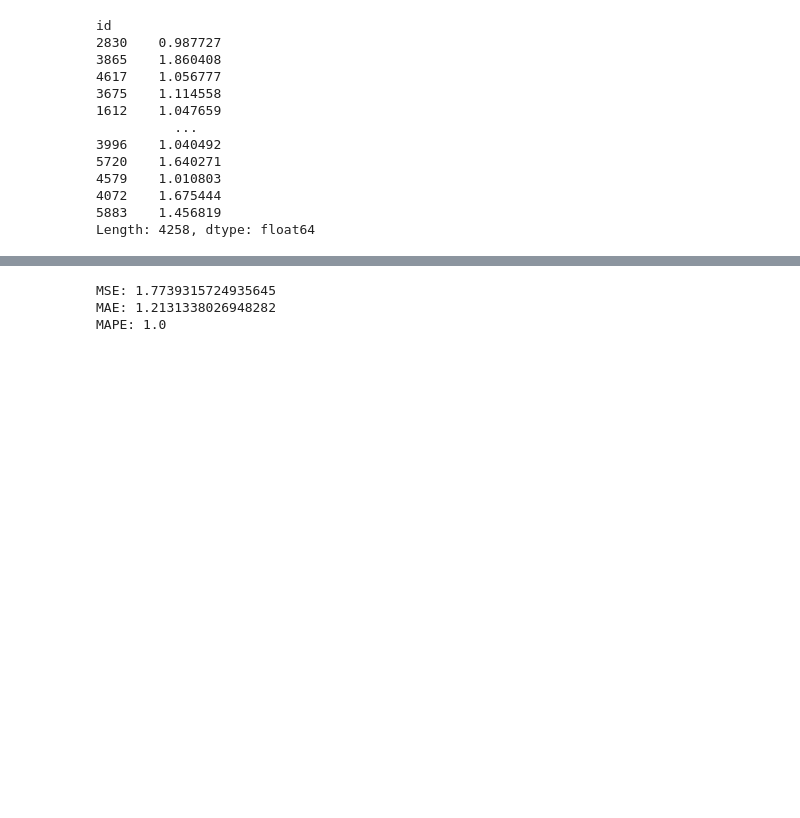
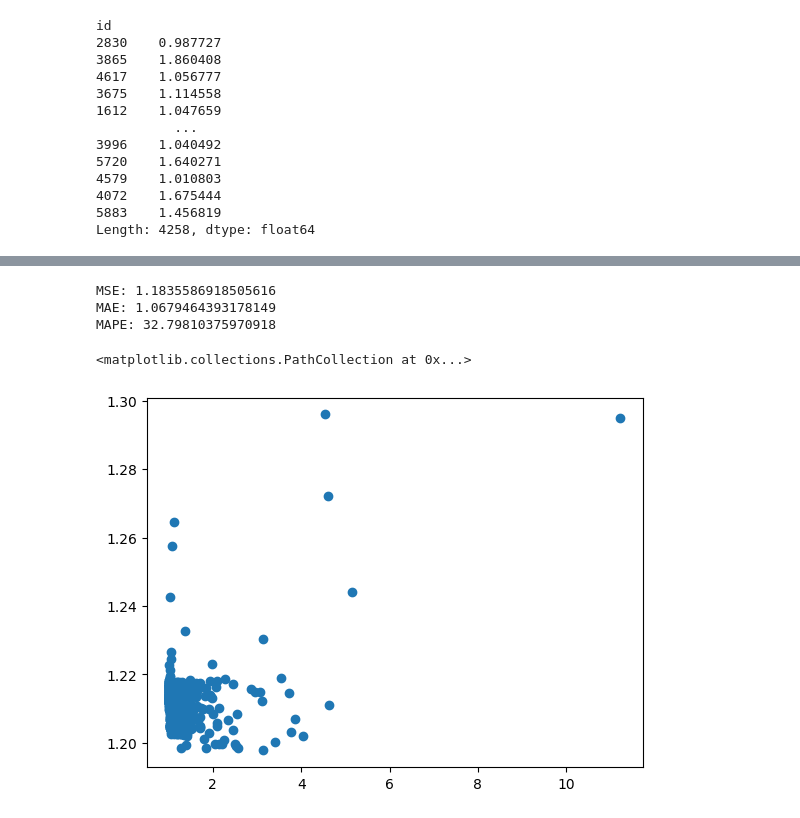
Before and after one commit to mosevaa/AI_systems_labs, a Jupyter notebook: lab1/rabota1_studentam.ipynb, the cells around one changed output, grey strips where cells are left out. Drawn from its saved outputs; the diff is of its cells as text; code cells hidden in the pictures; blank space fills up the shorter version.

```diff
--- a/lab1/rabota1_studentam.ipynb
+++ b/lab1/rabota1_studentam.ipynb
@@ -419,3 +465,12 @@ model.fit(X_train, y_train, 0.00000001, 10, 1000, 'MAPE')
+# %%
+x = x.drop(['na_sales_logs', 'eu_sales_logs', 'other_sales_logs'], axis=1)
+x['na_sales_quads'] = x['na_sales'] ** 2
+x['eu_sales_quads'] = x['eu_sales'] ** 2
+x['other_sales_quads'] = x['other_sales'] ** 2
+
+X_train, X_test, y_train, y_test = train_test_split(x, Y, train_size=0.8, random_state=42)
+model_with_quads = MultipleRegression(X_train.shape[1])
+steps, errors = model_with_quads.fit(X_train, y_train, 0.0000001, 0.0001, 700)
 # %%
 plt.figure()
 plt.plot(steps, errors)
@@ -425,9 +480,15 @@ plt.plot(steps, errors)
 # %%
-y_pred = model.predict(X_test)
-print(f'MSE: {model.MSE(X_test, y_test)}')
-print(f'MAE: {model.MAE(X_test, y_test)}')
-print(f'MAPE: {model.MAPE(X_test, y_test)}')
+y_pred = model_with_quads.predict(X_test)
+print(f'MSE: {model_with_quads.MSE(X_test, np.log(y_test))}')
+print(f'MAE: {model_with_quads.MAE(X_test, np.log(y_test))}')
+print(f'MAPE: {model_with_quads.MAPE(X_test, np.log(y_test))}')
 # %% [output]
-MSE: 1.7739315724935645
-MAE: 1.2131338026948282
-MAPE: 1.0
+MSE: 1.1835586918505616
+MAE: 1.0679464393178149
+MAPE: 32.79810375970918
+# %%
+plt.figure()
+plt.scatter(y_test, y_pred)
+# %% [output]
+<matplotlib.collections.PathCollection at 0x...>
+[figure, added]
```
Also changed, not shown: parts of 26 cells of this notebook.
